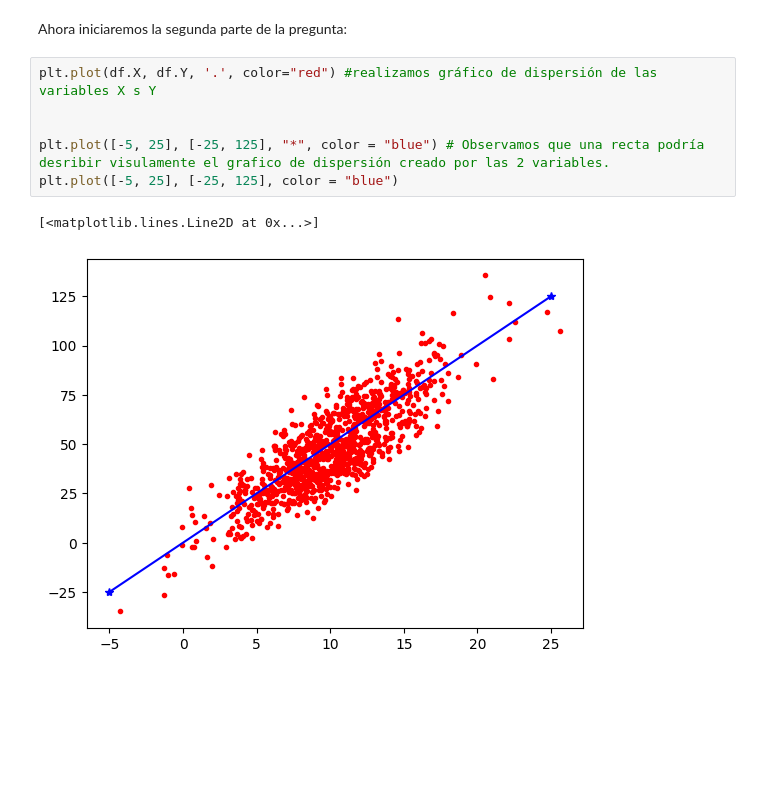
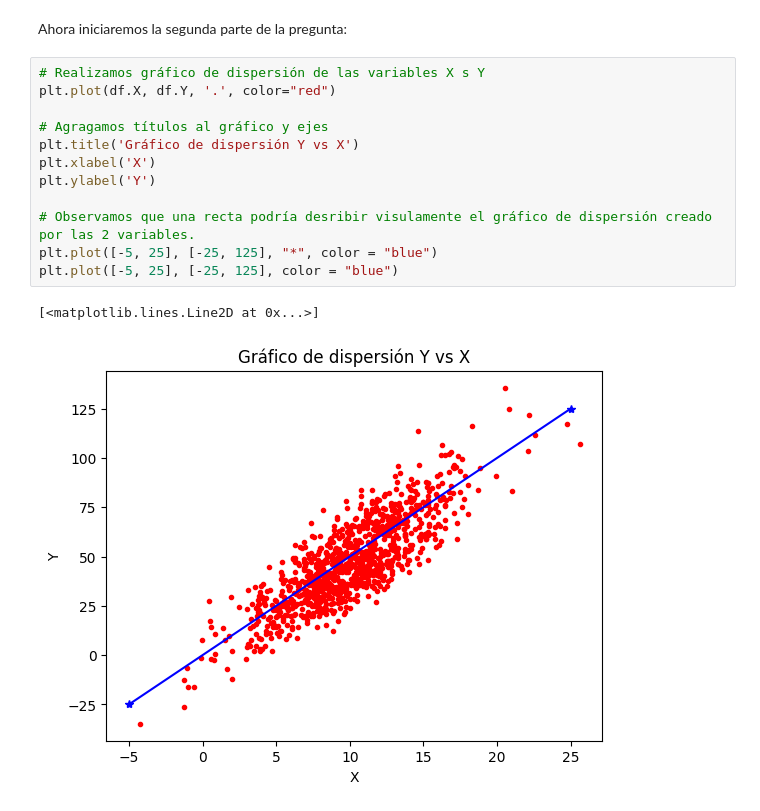
Before and after one commit to alfa7g7/Analisis-Cuantitativo-1er-semestre, a Jupyter notebook: examen-1.ipynb, the cells around one changed output. Saved outputs shown, nothing was run; the diff lists cells and outputs as text; blank space fills up the shorter version.

```diff
--- a/examen-1.ipynb
+++ b/examen-1.ipynb
@@ -179,11 +174,17 @@ Consideramos que NO se debe generar un modelo de regresión lineal con la variab
 # %% [markdown]
 Ahora iniciaremos la segunda parte de la pregunta:
 # %%
-plt.plot(df.X, df.Y, '.', color="red") #realizamos gráfico de dispersión de las variables X s Y
+# Realizamos gráfico de dispersión de las variables X s Y
+plt.plot(df.X, df.Y, '.', color="red")
 
+# Agragamos títulos al gráfico y ejes
+plt.title('Gráfico de dispersión Y vs X')
+plt.xlabel('X')
+plt.ylabel('Y')
 
-plt.plot([-5, 25], [-25, 125], "*", color = "blue") # Observamos que una recta podría desribir visulamente el grafico de dispersión creado por las 2 variables.
+# Observamos que una recta podría desribir visulamente el gráfico de dispersión creado por las 2 variables.
+plt.plot([-5, 25], [-25, 125], "*", color = "blue")
 plt.plot([-5, 25], [-25, 125], color = "blue")
 # %% [output]
 [<matplotlib.lines.Line2D at 0x...>]
-[figure, old version]
+[figure, new version]
```
Also changed, not shown: parts of 3 cells of this notebook.
